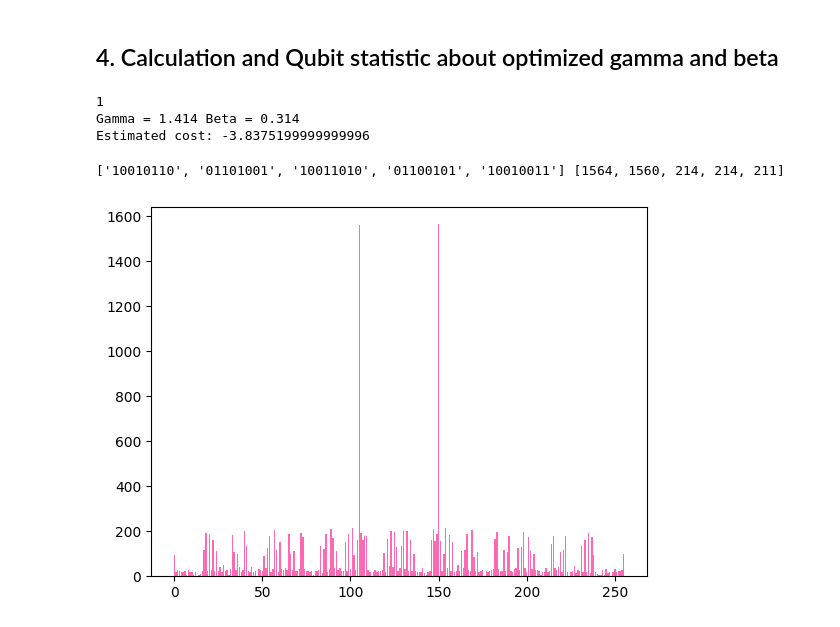
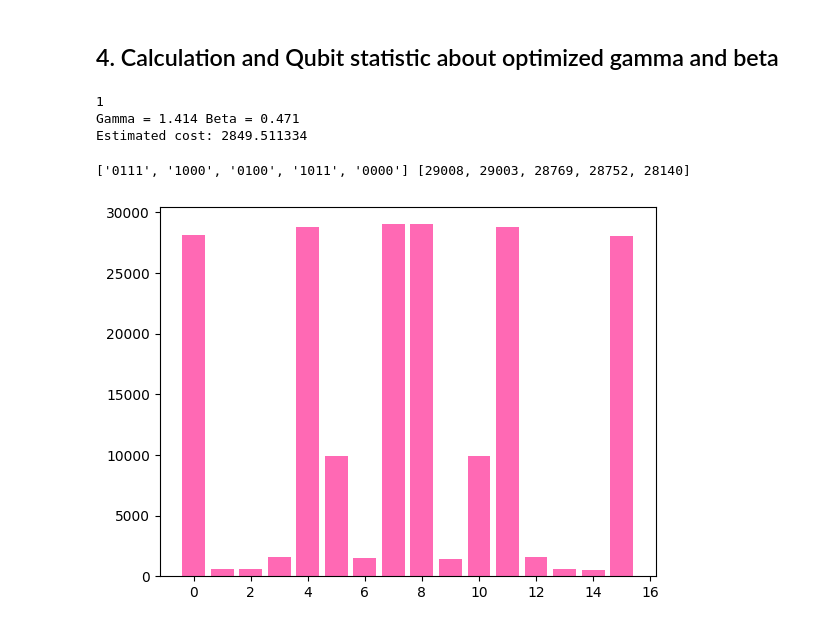
Before and after one commit to miru900/Maxcut-Crystal-QAOA, a Jupyter notebook: practice3.ipynb, the cells around one changed output. Drawn from its saved outputs; the diff is of its cells as text; code cells hidden in the pictures.

```diff
--- a/practice3.ipynb
+++ b/practice3.ipynb
@@ -36,23 +83,5 @@ q(1)=0100000111
 # %%
-# Define adjacency matrix
-weight0 = np.array([
-    [0, 1, 0, -1],
-    [0, 0, -1, 0],
-    [0, 0, 0, 1],
-    [0, 0, 0, 0]
-])
-
-weight = np.array([
-    [0, 1, 1, 0.7, 0, -1, -1, -0.7],
-    [0, 0, 0.7, 1, -1, 0, -0.7, -1],
-    [0, 0, 0, 1, -1, -0.7, 0, -1],
-    [0, 0, 0, 0, -0.7, -1, -1, 0],
-    [0, 0, 0, 0, 0, 1, 1, 0.7],
-    [0, 0, 0, 0, 0, 0, 0.7, 1],
-    [0, 0, 0, 0, 0, 0, 0, 1],
-    [0, 0, 0, 0, 0, 0, 0, 0]
-])
-
+# Linequbit number of nodes
 node = weight.shape[0]
 
 # Define symbolic parameters
@@ -75,11 +104,9 @@ for i in range(node):
 # Self Ineraction term
 for i in range(node):
     if weight[i, i] != 0:
-        qaoa_circuit.append(cirq.rz(2 * gamma)(qubits[i]))
+        qaoa_circuit.append(cirq.rz(2 * gamma * weight[i, i])(qubits[i]))
 
 # Mixer layer (Rx rotations applied in parallel)
-# qaoa_circuit.append(cirq.I(qubits[0]))
-
 qaoa_circuit.append([cirq.rx(2 * beta)(q) for q in qubits])
 
 # Measurement layer
@@ -190,7 +217,7 @@ beta_value = min_bet
 sim = cirq.Simulator()
 
 sample_results = sim.sample(
-    qaoa_circuit, params={gamma: gamma_value, beta: beta_value}, repetitions=20000
+    qaoa_circuit, params={gamma: gamma_value, beta: beta_value}, repetitions=200000
 )
 
 sample_results = dict(sample_results)
@@ -201,8 +228,8 @@ print(f"Gamma = {round(gamma_value, 3)} Beta = {round(beta_value, 3)}")
 print(f"Estimated cost: {estimate_cost(weight, sample_results)}")
 # %% [output]
 1
-Gamma = 1.414 Beta = 0.314
-Estimated cost: -3.8375199999999996
+Gamma = 1.414 Beta = 0.471
+Estimated cost: 2849.511334
 # %%
 def histogram_qubits(result, node, repetition):
     qubit_list = {}
@@ -219,22 +246,22 @@ def histogram_qubits(result, node, repetition):
 
     return qubit_list
 # %%
-qubit_list = histogram_qubits(sample_results, node, 20000)
+qubit_list = histogram_qubits(sample_results, node, 200000)
 sorted_qubit_list = dict(sorted(qubit_list.items(), key=lambda x: x[0]))
 sorted_qubit_list = {int(k, 2): v for k, v in sorted_qubit_list.items()}
 ranking_qubit_list = dict(sorted(qubit_list.items(), key=lambda x: x[1], reverse=True))
 # print(ranking_qubit_list)
 compo = list(ranking_qubit_list.keys())
 count = list(ranking_qubit_list.values())
 print(compo[0:5], count[0:5])
 
 sym = sorted_qubit_list.keys()
 val = sorted_qubit_list.values()
 
 name = "Nyx"
 plt.bar(sym, val, color = "hotpink")
 plt.savefig(f"result/{name}.png")
 plt.show()
 # %% [output]
-['10010110', '01101001', '10011010', '01100101', '10010011'] [1564, 1560, 214, 214, 211]
+['0111', '1000', '0100', '1011', '0000'] [29008, 29003, 28769, 28752, 28140]
-[figure, old version]
+[figure, new version]
```
Also changed, not shown: parts of 5 cells of this notebook.
